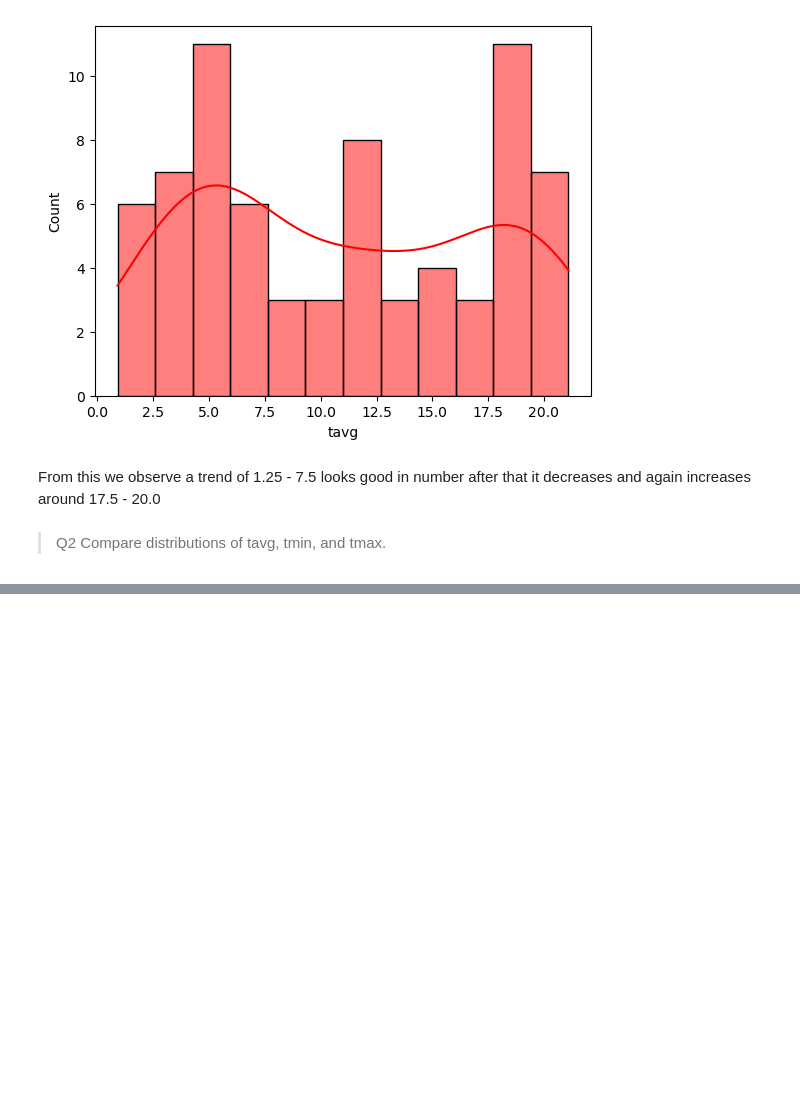
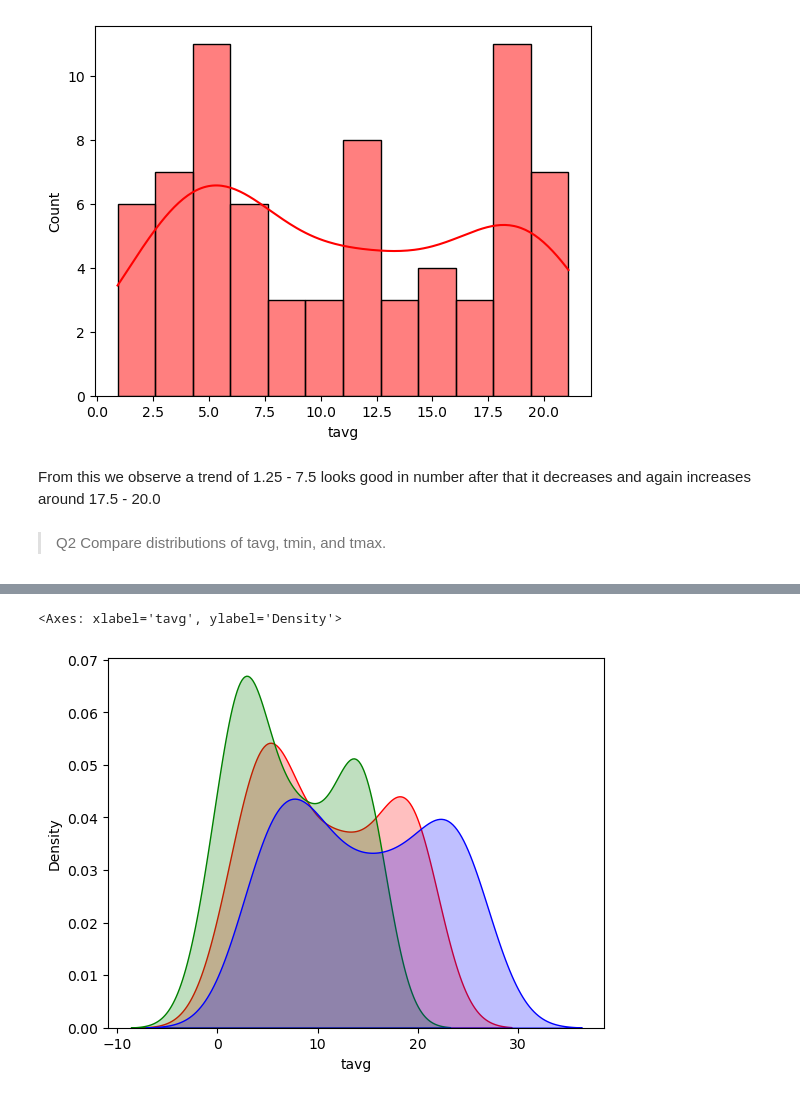
Before and after one commit to thedhawalpanchamiya/data-visualization, a Jupyter notebook: seaborn_work.ipynb, the cells around one changed output, grey strips where cells are left out. Cells and saved outputs as stored; diff of their text form; code cells hidden in the pictures; blank space fills up the shorter version.

```diff
--- a/seaborn_work.ipynb
+++ b/seaborn_work.ipynb
@@ -110,0 +122,7 @@ From this we observe a trend of 1.25 - 7.5 looks good in number after that it de
+# %%
+sns.kdeplot(data=data, x="tavg", color="red", label="Average" , fill = True)
+sns.kdeplot(data=data, x="tmin", color="green", label="Minimum", fill = True)
+sns.kdeplot(data=data, x="tmax", color="blue", label="Maximum", fill = True)
+# %% [output]
+<Axes: xlabel='tavg', ylabel='Density'>
+[figure, added]
```
Also changed, not shown: parts of 23 cells of this notebook.
